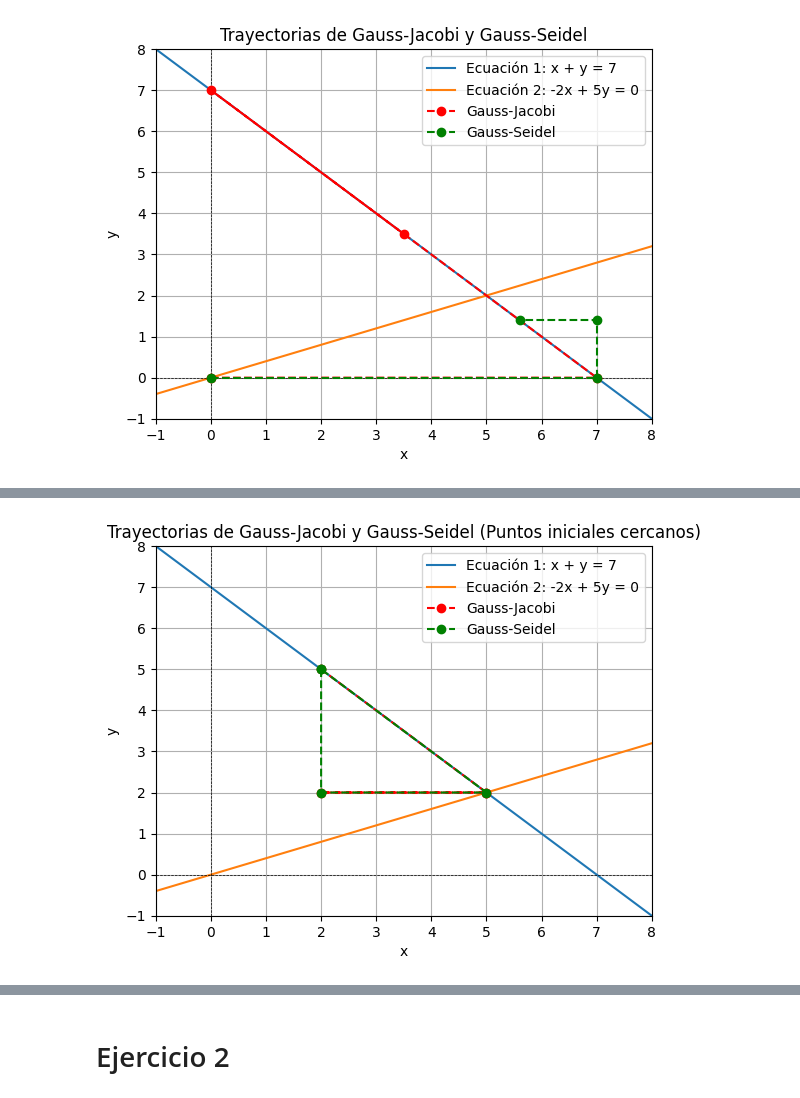
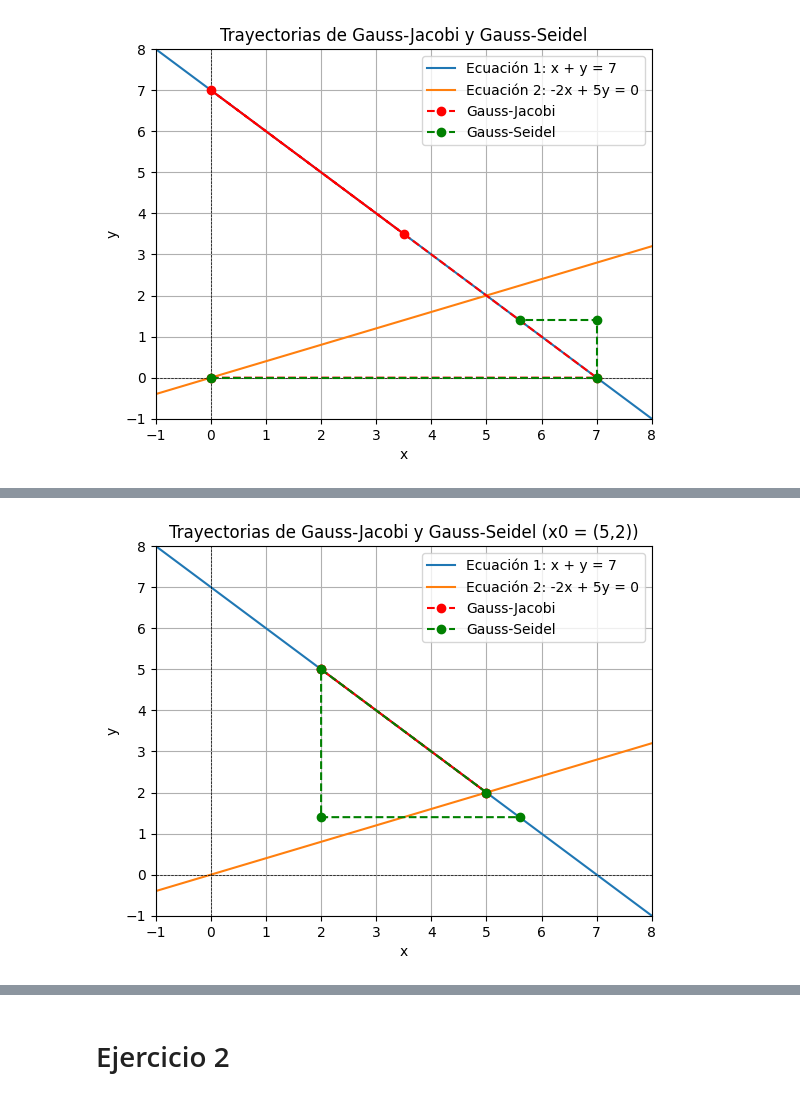
Before and after one commit to keyaru18/Taller3b_MN, a Jupyter notebook: Gauss-Jacobi y seidel.ipynb, the cells around one changed output, grey strips where cells are left out. Drawn from its saved outputs; the diff is of its cells as text; code cells hidden in the pictures.

```diff
--- a/Gauss-Jacobi y seidel.ipynb
+++ b/Gauss-Jacobi y seidel.ipynb
@@ -92,28 +102,28 @@ array([[5.],
 # %%
 # graficar trayectorias
 import matplotlib.pyplot as plt
 x_vals = np.linspace(-1, 8, 100)
 y1 = 7 - x_vals
 y2 = (2/5) * x_vals
 plt.plot(x_vals, y1, label='Ecuación 1: x + y = 7')
 plt.plot(x_vals, y2, label='Ecuación 2: -2x + 5y = 0')
 plt.xlim(-1, 8)
 plt.ylim(-1, 8)
 plt.xlabel('x')
 plt.ylabel('y')
 plt.axhline(0, color='black',linewidth=0.5, ls='--')
 plt.axvline(0, color='black',linewidth=0.5, ls='--')
 plt.grid()
 plt.legend()
-plt.title('Trayectorias de Gauss-Jacobi y Gauss-Seidel (Puntos iniciales cercanos)')
+plt.title('Trayectorias de Gauss-Jacobi y Gauss-Seidel (x0 = (5,2))')
 # Puntos de iteración (ejemplo)
-jacobi_points = [(5, 2), (2, 2), (5, 2), (2, 5)]
-seidel_points = [(2, 5), (2, 2), (5, 2), (2, 5)]
+jacobi_points = [(5, 2), (2, 5), (2,    5), (5, 2)]
+seidel_points = [(5, 2), (2, 5), (2, 1.4), (5.6, 1.4)]
 jacobi_x, jacobi_y = zip(*jacobi_points)
 seidel_x, seidel_y = zip(*seidel_points)
 plt.plot(jacobi_x, jacobi_y, 'ro--', label='Gauss-Jacobi')
 plt.plot(seidel_x, seidel_y, 'go--', label='Gauss-Seidel')
 plt.legend()
 plt.show()
 # %% [output]
-[figure, old version]
+[figure, new version]
```
Also changed, not shown: parts of 5 cells of this notebook.
